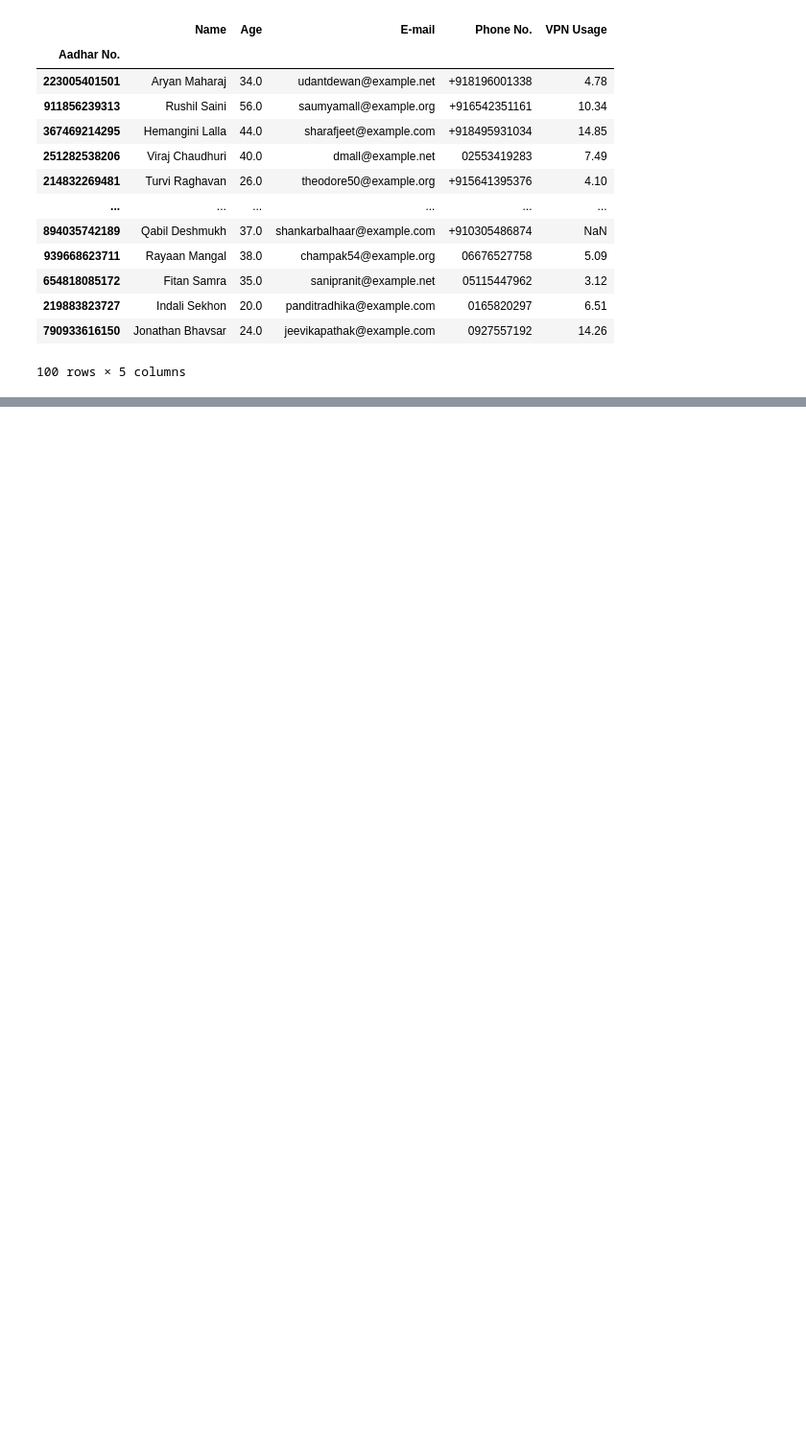
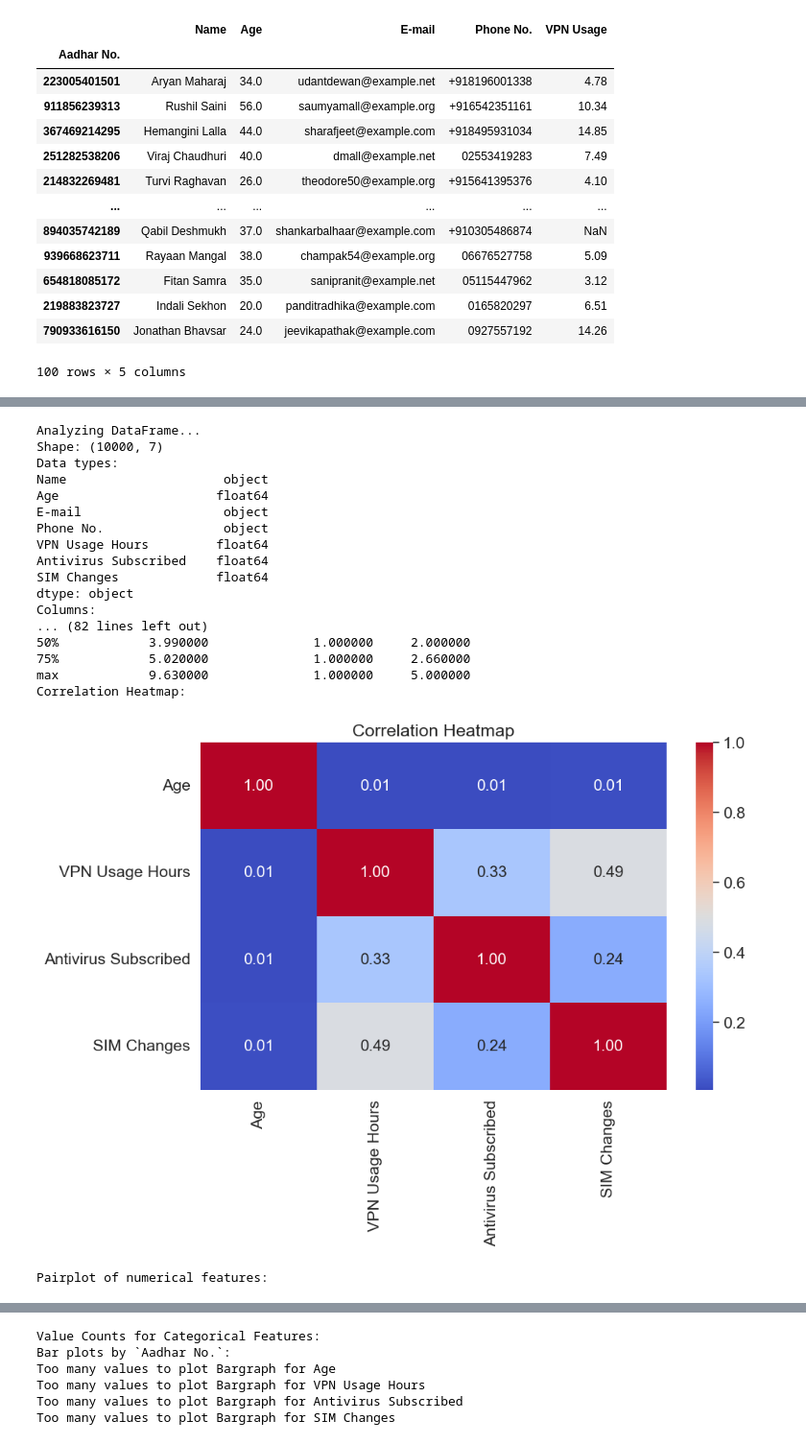
Before and after one commit to DivyanshGupta2006/Default-Probability-Model-Using-Alternative-Data, a Jupyter notebook: Fabricate Data - Divyansh.ipynb, the cells around one changed output, grey strips where cells are left out. Shown at 96% size. Saved outputs shown, nothing was run; the diff lists cells and outputs as text; code cells hidden in the pictures; blank space fills up the shorter version.

Commit message:
Bar graph + corr

```diff
--- a/Fabricate Data - Divyansh.ipynb
+++ b/Fabricate Data - Divyansh.ipynb
@@ -64,2 +64,35 @@ Too many values to plot Bargraph for VPN Usage
 # %%
 df.to_csv(f'data/Fabricated Data - {datafield}.csv', index = False)
+# %%
+# Step 1: Base identity data
+df = util.fabricate_base_data()
+
+# Step 2: Define stats for the 3 correlated features
+# Format: (mean, std, min, max)
+stats_list = [
+    (4, 1.5, 0, 10),    # VPN usage in hours
+    (1, 0.5, 0, 1),     # Antivirus subscription (0=no, 1=yes)
+    (2, 1, 0, 5)        # SIM changes per year
+]
+
+# Step 3: Define correlation matrix
+correlation_matrix = [
+    [1.0, 0.4, 0.5],  # VPN with others
+    [0.4, 1.0, 0.3],  # Antivirus with others
+    [0.5, 0.3, 1.0]   # SIM changes with others
+]
+
+# Step 4: Generate correlated data
+correlated_features = util.create_normal_distribution_with_correlation(
+    stats_list=stats_list,
+    correlation_matrix=correlation_matrix,
+    n=len(df),
+    precision=2,
+    nan_probability=0.05
+)
+
+# Step 5: Add correlated columns to df
+df[["VPN Usage Hours", "Antivirus Subscribed", "SIM Changes"]] = correlated_features
+
+print(df.head())
+df.to_csv(f'data/Fabricated Data - {datafield}.csv', index = False)
@@ -65,0 +117,22 @@ df.to_csv(f'data/Fabricated Data - {datafield}.csv', index = False)
+# %%
+analyze.analyze_dataframe(df)
+# %% [output]
+Analyzing DataFrame...
+Shape: (10000, 7)
+Data types:
+Name                     object
+Age                     float64
+E-mail                   object
+Phone No.                object
+VPN Usage Hours         float64
+Antivirus Subscribed    float64
+SIM Changes             float64
+dtype: object
+Columns:
+... (82 lines left out)
+50%            3.990000              1.000000     2.000000
+75%            5.020000              1.000000     2.660000
+max            9.630000              1.000000     5.000000
+Correlation Heatmap:
+[figure, added]
+Pairplot of numerical features:
@@ -65,0 +140,6 @@ df.to_csv(f'data/Fabricated Data - {datafield}.csv', index = False)
+Value Counts for Categorical Features:
+Bar plots by `Aadhar No.`:
+Too many values to plot Bargraph for Age
+Too many values to plot Bargraph for VPN Usage Hours
+Too many values to plot Bargraph for Antivirus Subscribed
+Too many values to plot Bargraph for SIM Changes
```
Also changed, not shown: parts of 3 cells of this notebook, 3 other files.
